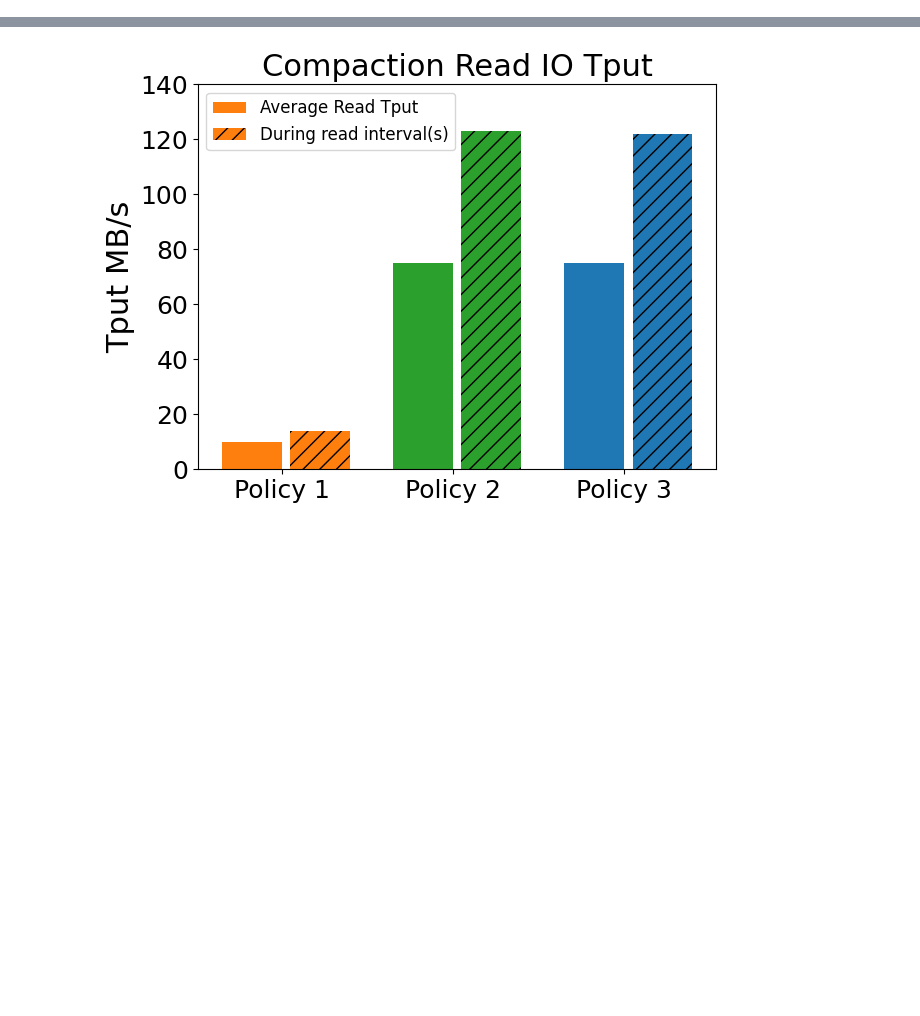
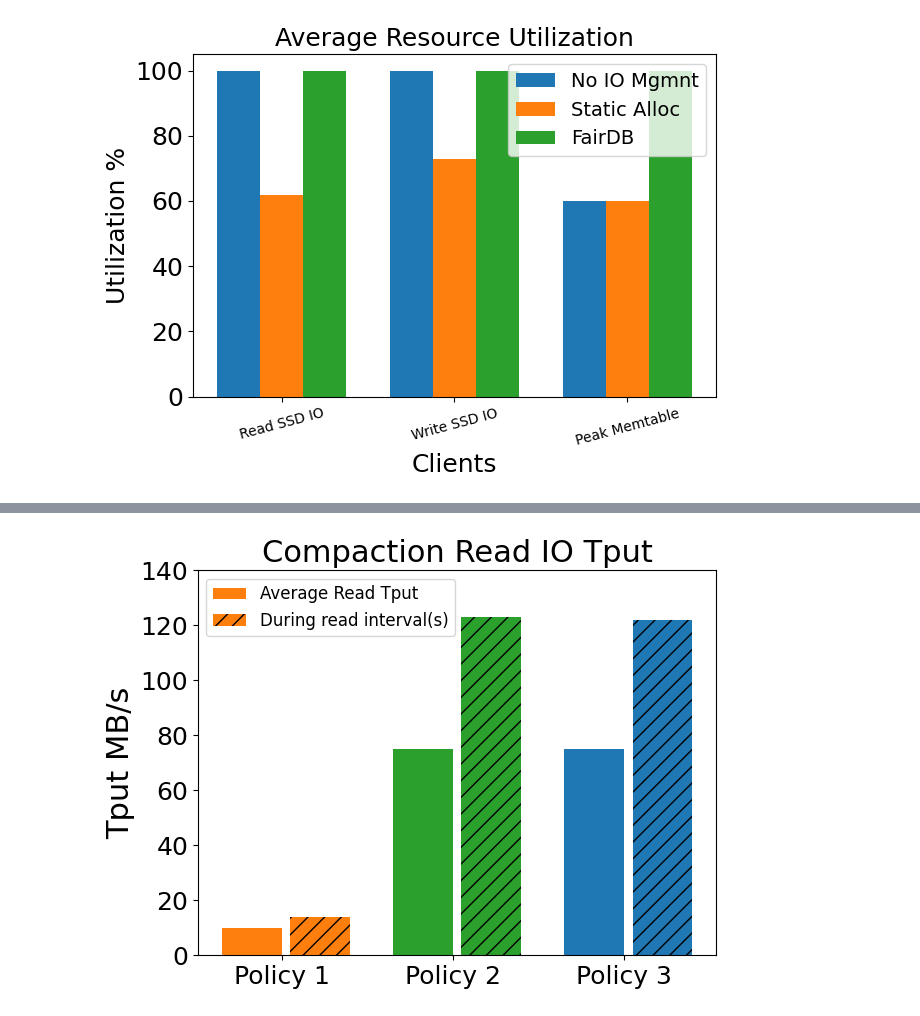
Before and after one commit to tyler-griggs/YCSB-cpp, a Jupyter notebook: analysis.ipynb, the cells around one changed output, grey strips where cells are left out. Drawn from its saved outputs; the diff is of its cells as text; code cells hidden in the pictures; blank space fills up the shorter version.

```diff
--- a/analysis.ipynb
+++ b/analysis.ipynb
@@ -852,3 +872,80 @@ num stops:  25
 <Figure size 800x500 with 0 Axes>
 <Figure size 800x500 with 0 Axes>
 <Figure size 800x500 with 0 Axes>
+# %%
+import matplotlib.pyplot as plt
+import numpy as np
+
+# # 50p Latency
+# values = np.array([
+#     [4.92, 5.13, 4.99],
+#     [5.16, 4.98, 5.04],
+#     [0.1, 0.1, 0.1],
+#     [15.67, 10.12, 10.31]
+# ])
+
+
+# # 99p Latency
+# values = np.array([
+#     [250, 1200, 10],
+#     [800, 4000, 10],
+#     [1, 1, 1],
+#     # [0, 3000, 0],
+#     [100, 15, 16]
+# ])
+
+# # Avg Tput
+# values = np.array([
+#     [8.4*x for x in [4.061, 4.065, 4.058]],
+#     [8.4*x for x in [6.562, 6.556, 6.559]],
+#     [8.4*x for x in [13.62, 11.7, 15.57]],
+#     [176, 100, 200]
+# ])
+
+# Utilization
+values = np.array([
+    [100, 61.9, 100],
+    [100, 73, 100],
+    [60, 60, 100],
+])
+
+
+# categories = ['Small Burst', 'Large Burst', 'Steady Writer', 'Reader']
+categories = ['Read SSD IO', 'Write SSD IO', 'Peak Memtable']
+metric_labels = ['No IO Mgmnt', 'Static Alloc', 'FairDB']
+
+bar_width = 0.25
+x_positions = np.arange(len(categories))
+
+fig, ax = plt.subplots()
+
+colors = ['tab:blue', 'tab:orange', 'tab:green']
+
+# Plot bars and add labels
+for i in range(values.shape[1]):
+    bars = ax.bar(
+        x_positions + i * bar_width,
+        values[:, i],
+        width=bar_width,
+        color=colors[i],
+        label=metric_labels[i]
+    )
+
+# Customizing the plot
+ax.set_xlabel('Clients', fontsize=18)
+ax.set_ylabel('Utilization %', fontsize=18)
+ax.set_title('Average Resource Utilization', fontsize=18)
+ax.set_xticks(x_positions + bar_width)
+# plt.yscale('log')
+plt.yticks(fontsize=18)
+# plt.xticks(fontsize=12)
+plt.xticks(rotation=15)
+
+ax.set_xticklabels(categories)
+ax.legend(fontsize=14)
+
+# Display the plot
+plt.tight_layout()
+plt.show()
+# %% [output]
+[figure, added]
```
Also changed, not shown: parts of 7 cells of this notebook, 2 other files.
